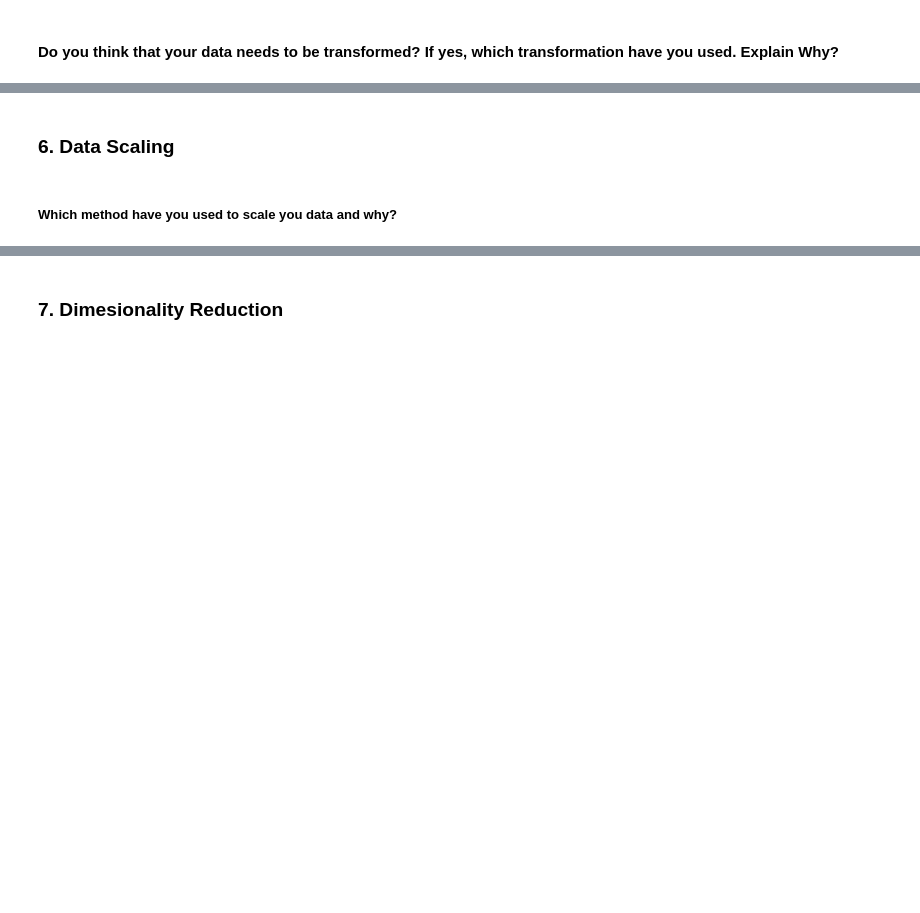
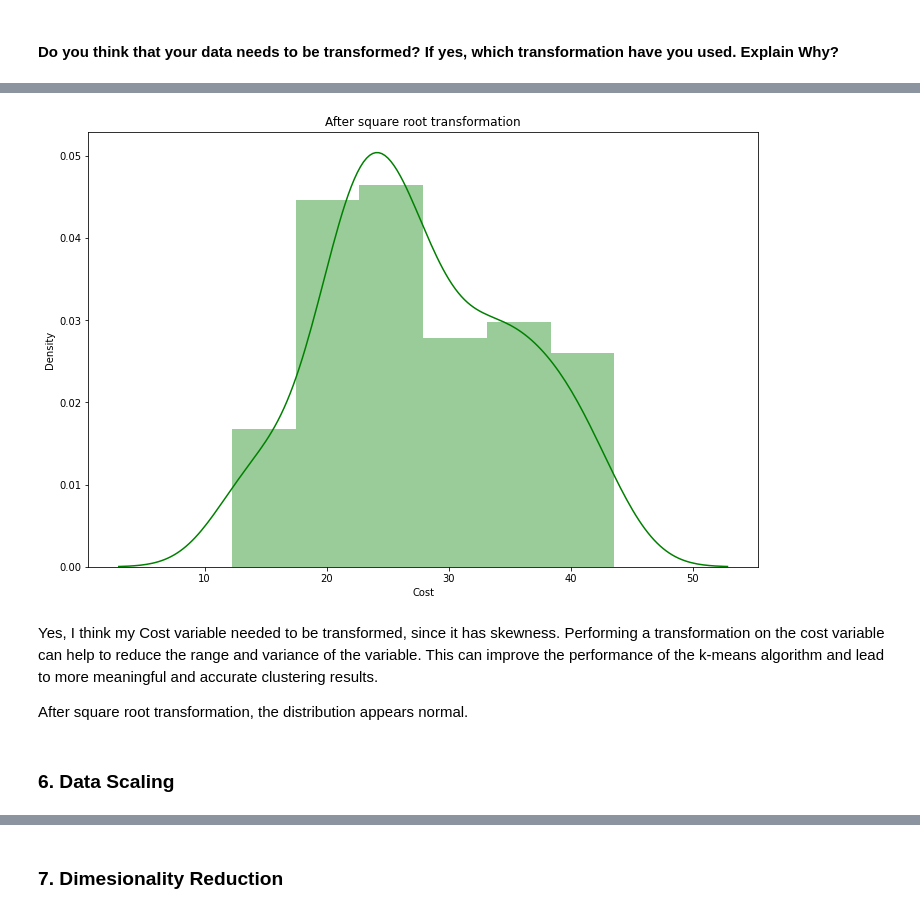
Before and after one commit to Sharath670/Zomato-Clustering-CP4, a Jupyter notebook: Zomato_Clustering.ipynb, the cells around one changed output, grey strips where cells are left out. Cells and saved outputs as stored; diff of their text form; code cells hidden in the pictures; blank space fills up the shorter version.

```diff
--- a/Zomato_Clustering.ipynb
+++ b/Zomato_Clustering.ipynb
@@ -1249,0 +1421,7 @@ Answer Here.
+# %%
+plt.figure(figsize=(12,8))
+sns.distplot(np.sqrt(df_clust['Cost']),color="g")
+plt.title('After square root transformation')
+plt.show()
+# %% [output]
+[figure, added]
@@ -1250,2 +1430,7 @@ Answer Here.
+# %% [markdown]
+Yes, I think my Cost variable needed to be transformed, since it has skewness. Performing a transformation on the cost variable can help to reduce the range and variance of the variable. This can improve the performance of the k-means algorithm and lead to more meaningful and accurate clustering results.
+
+
+After square root transformation, the distribution appears normal.
 # %% [markdown]
 ### 6. Data Scaling
@@ -1254,2 +1436,0 @@ Answer Here.
-# %% [markdown]
-##### Which method have you used to scale you data and why?
```
Also changed, not shown: parts of 112 cells of this notebook.
